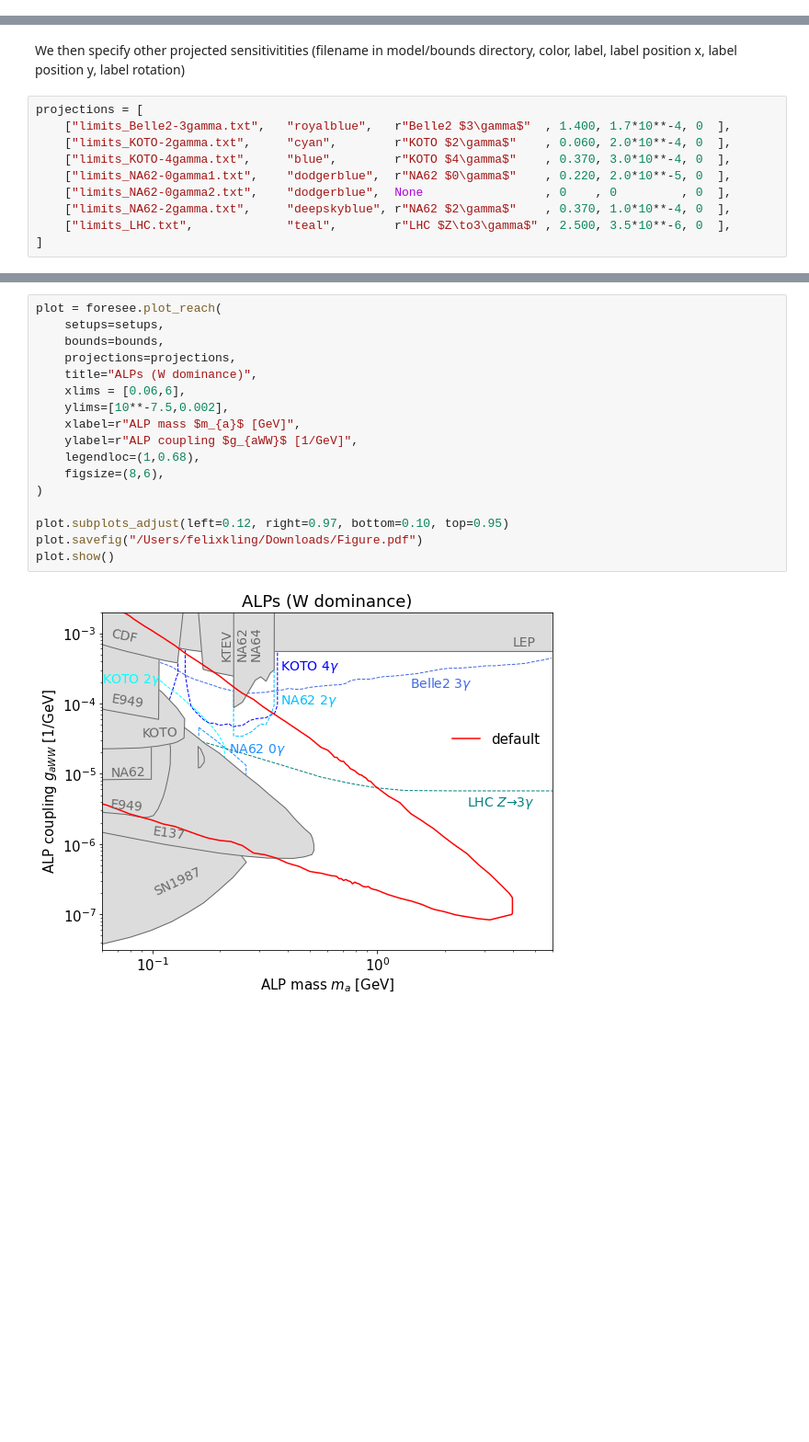
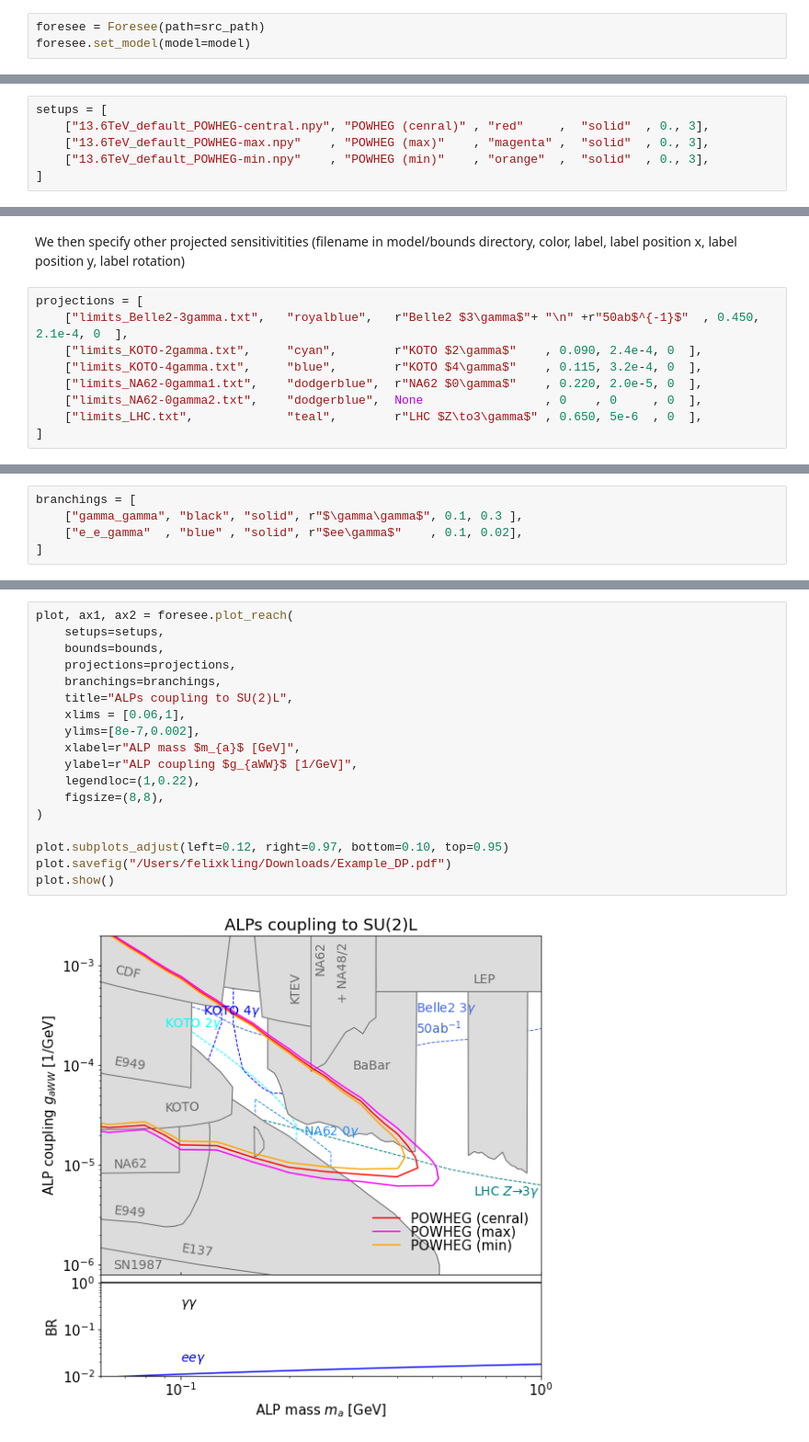
Before and after one commit to KlingFelix/FORESEE, a Jupyter notebook: Models/ALP-W/ALP-W.ipynb, the cells around one changed output, grey strips where cells are left out. Shown at 92% size. Drawn from its saved outputs; the diff is of its cells as text; blank space fills up the shorter version.

Commit message:
Update ALP-W Model

```diff
--- a/Models/ALP-W/ALP-W.ipynb
+++ b/Models/ALP-W/ALP-W.ipynb
@@ -311,0 +135,3 @@ bounds = [
+# %%
+foresee = Foresee(path=src_path)
+foresee.set_model(model=model)
@@ -311,0 +288,6 @@ bounds = [
+# %%
+setups = [
+    ["13.6TeV_default_POWHEG-central.npy", "POWHEG (cenral)" , "red"     ,  "solid"  , 0., 3],
+    ["13.6TeV_default_POWHEG-max.npy"    , "POWHEG (max)"    , "magenta" ,  "solid"  , 0., 3],
+    ["13.6TeV_default_POWHEG-min.npy"    , "POWHEG (min)"    , "orange"  ,  "solid"  , 0., 3],
+]
@@ -313,11 +312,10 @@ bounds = [
 We then specify other projected sensitivitities (filename in model/bounds directory, color, label, label position x, label position y, label rotation)
 # %%
 projections = [
-    ["limits_Belle2-3gamma.txt",   "royalblue",   r"Belle2 $3\gamma$"  , 1.400, 1.7*10**-4, 0  ],
-    ["limits_KOTO-2gamma.txt",     "cyan",        r"KOTO $2\gamma$"    , 0.060, 2.0*10**-4, 0  ],
-    ["limits_KOTO-4gamma.txt",     "blue",        r"KOTO $4\gamma$"    , 0.370, 3.0*10**-4, 0  ],
-    ["limits_NA62-0gamma1.txt",    "dodgerblue",  r"NA62 $0\gamma$"    , 0.220, 2.0*10**-5, 0  ],
-    ["limits_NA62-0gamma2.txt",    "dodgerblue",  None                 , 0    , 0         , 0  ],
-    ["limits_NA62-2gamma.txt",     "deepskyblue", r"NA62 $2\gamma$"    , 0.370, 1.0*10**-4, 0  ],
-    ["limits_LHC.txt",             "teal",        r"LHC $Z\to3\gamma$" , 2.500, 3.5*10**-6, 0  ],
+    ["limits_Belle2-3gamma.txt",   "royalblue",   r"Belle2 $3\gamma$"+ "\n" +r"50ab$^{-1}$"  , 0.450, 2.1e-4, 0  ],
+    ["limits_KOTO-2gamma.txt",     "cyan",        r"KOTO $2\gamma$"    , 0.090, 2.4e-4, 0  ],
+    ["limits_KOTO-4gamma.txt",     "blue",        r"KOTO $4\gamma$"    , 0.115, 3.2e-4, 0  ],
+    ["limits_NA62-0gamma1.txt",    "dodgerblue",  r"NA62 $0\gamma$"    , 0.220, 2.0e-5, 0  ],
+    ["limits_NA62-0gamma2.txt",    "dodgerblue",  None                 , 0    , 0     , 0  ],
+    ["limits_LHC.txt",             "teal",        r"LHC $Z\to3\gamma$" , 0.650, 5e-6  , 0  ],
 ]
@@ -324 +324,6 @@ projections = [
+# %%
+branchings = [
+    ["gamma_gamma", "black", "solid", r"$\gamma\gamma$", 0.1, 0.3 ],
+    ["e_e_gamma"  , "blue" , "solid", r"$ee\gamma$"    , 0.1, 0.02],
+]
 # %% [markdown]
@@ -326,19 +331,20 @@ Finally, we can plot everything using `foresee.plot_reach()`. It returns a matpl
 # %%
-plot = foresee.plot_reach(
+plot, ax1, ax2 = foresee.plot_reach(
     setups=setups,
     bounds=bounds,
     projections=projections,
-    title="ALPs (W dominance)",
-    xlims = [0.06,6],
-    ylims=[10**-7.5,0.002],
+    branchings=branchings,
+    title="ALPs coupling to SU(2)L",
+    xlims = [0.06,1],
+    ylims=[8e-7,0.002],
     xlabel=r"ALP mass $m_{a}$ [GeV]",
     ylabel=r"ALP coupling $g_{aWW}$ [1/GeV]",
-    legendloc=(1,0.68),
-    figsize=(8,6),
+    legendloc=(1,0.22),
+    figsize=(8,8),
 )
 
 plot.subplots_adjust(left=0.12, right=0.97, bottom=0.10, top=0.95)
-plot.savefig("/Users/felixkling/Downloads/Figure.pdf")
+plot.savefig("/Users/felixkling/Downloads/Example_DP.pdf")
 plot.show()
 # %% [output]
-[figure, old version]
+[figure, new version]
```
Also changed, not shown: parts of 80 cells of this notebook, 43 other files.
